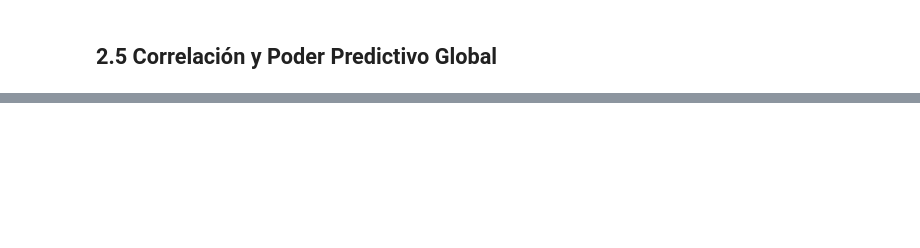
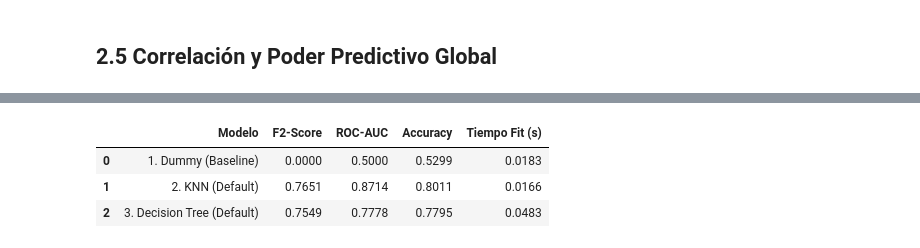
Before and after one commit to jmduroagea/bank-deposit-prediction, a Jupyter notebook: eda_completo.ipynb, the cells around one changed output, grey strips where cells are left out. Saved outputs shown, nothing was run; the diff lists cells and outputs as text; code cells hidden in the pictures; blank space fills up the shorter version.

```diff
--- a/eda_completo.ipynb
+++ b/eda_completo.ipynb
@@ -585,0 +924,73 @@ Analizando qué variables tienen mayor poder predictivo sobre 'deposit'...
+# %%
+from sklearn.dummy import DummyClassifier
+from sklearn.tree import DecisionTreeClassifier
+from sklearn.model_selection import cross_validate
+import time
+
+print("=== 4.3 EVALUACIÓN DE MODELOS BASE Y TIEMPOS ===\n")
+
+# 1. ENSAMBLAJE DE PIPELINES
+pipeline_dummy = Pipeline([
+    ('pdays_custom', PdaysTransformer()),
+    ('preprocesador', preprocesador_arboles), # El dummy usa el básico para ir rápido
+    ('clasificador', DummyClassifier(strategy='most_frequent'))
+])
+
+pipeline_tree = Pipeline([
+    ('pdays_custom', PdaysTransformer()),
+    ('preprocesador', preprocesador_arboles), # Inyectamos el preprocesador neutro
+    ('clasificador', DecisionTreeClassifier(random_state=SEMILLA_NIA))
+])
+
+# Para el KNN usamos el preprocesador_knn (que, tras el Torneo de la Fase 1,
+# ya tiene guardado el RobustScaler o StandardScaler ganador).
+pipeline_knn_base = Pipeline([
+    ('pdays_custom', PdaysTransformer()),
+    ('preprocesador', preprocesador_knn),
+    ('clasificador', KNeighborsClassifier())
+])
+
+diccionario_modelos = {
+    '1. Dummy (Baseline)': pipeline_dummy,
+    '2. KNN (Default)': pipeline_knn_base,
+    '3. Decision Tree (Default)': pipeline_tree
+}
+
+# ... (El resto del código con el bucle for y cross_validate es idéntico) ...
+
+# 3. EVALUACIÓN Y MEDICIÓN DE TIEMPOS MEDIANTE CROSS-VALIDATION
+resultados_base = []
+
+print("Entrenando y evaluando modelos base con K-Fold (K=5)...")
+for nombre, pipeline in diccionario_modelos.items():
+    # cross_validate es perfecto porque nos devuelve los tiempos de 'fit' y las métricas automáticamente
+    cv_resultados = cross_validate(
+        pipeline,
+        X_train,
+        y_train,
+        cv=kf_inner,
+        scoring=scoring_metrics,
+        n_jobs=-1,
+        return_train_score=False # Solo queremos ver cómo generaliza en validación
+    )
+
+    # Extraemos las medias de los 5 pliegues
+    resultados_base.append({
+        'Modelo': nombre,
+        'F2-Score': cv_resultados['test_f2_score'].mean(),
+        'ROC-AUC': cv_resultados['test_roc_auc'].mean(),
+        'Accuracy': cv_resultados['test_accuracy'].mean(),
+        'Tiempo Fit (s)': cv_resultados['fit_time'].mean() # Medición del tiempo de entrenamiento
+    })
+
+# 4. PRESENTACIÓN PROFESIONAL DE LOS RESULTADOS
+df_resultados_base = pd.DataFrame(resultados_base)
+print("\n[+] RESULTADOS DE LOS MODELOS POR DEFECTO:")
+display(df_resultados_base.round(4))
+
+print("-" * 80)
+print("ANÁLISIS RÁPIDO:")
+print("- Fijaos en que el F2-Score del Dummy es 0.0, ya que nunca predice 'yes'.")
+print("- El Árbol por defecto probablemente esté sobreajustando (memorizando), lo veremos en la optimización.")
+print(f"- Tiempos extraídos con éxito para responder a las preguntas finales del apartado 4.")
+# %% [output]
@@ -585,0 +1002,4 @@ Analizando qué variables tienen mayor poder predictivo sobre 'deposit'...
+|  | Modelo | F2-Score | ROC-AUC | Accuracy | Tiempo Fit (s) |
+| 0 | 1. Dummy (Baseline) | 0.0000 | 0.5000 | 0.5299 | 0.0183 |
+| 1 | 2. KNN (Default) | 0.7651 | 0.8714 | 0.8011 | 0.0166 |
+| 2 | 3. Decision Tree (Default) | 0.7549 | 0.7778 | 0.7795 | 0.0483 |
```
Also changed, not shown: parts of 31 cells of this notebook, 2 other files.
